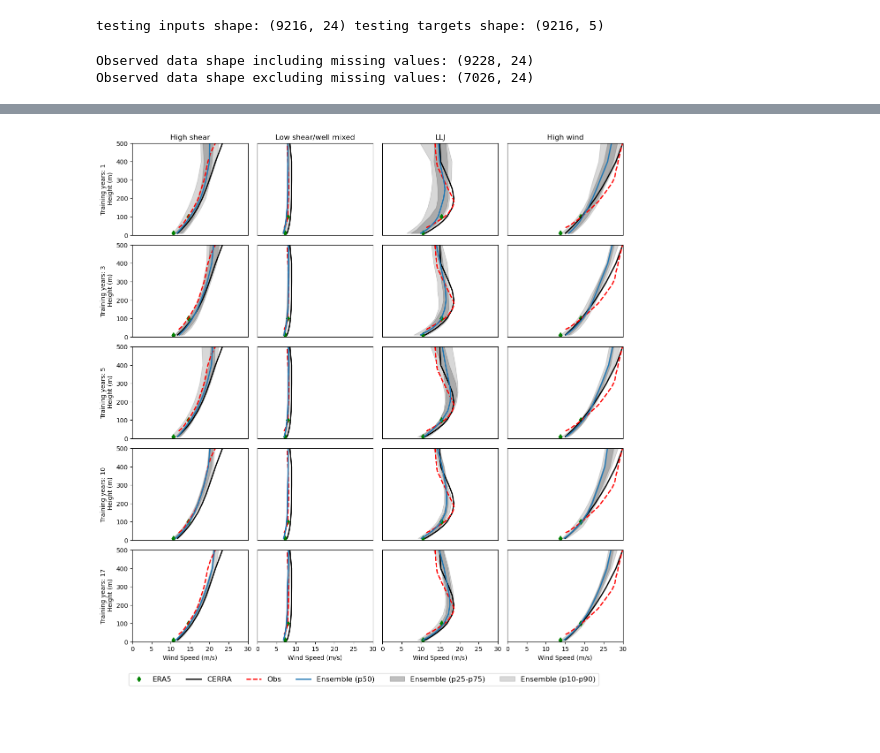
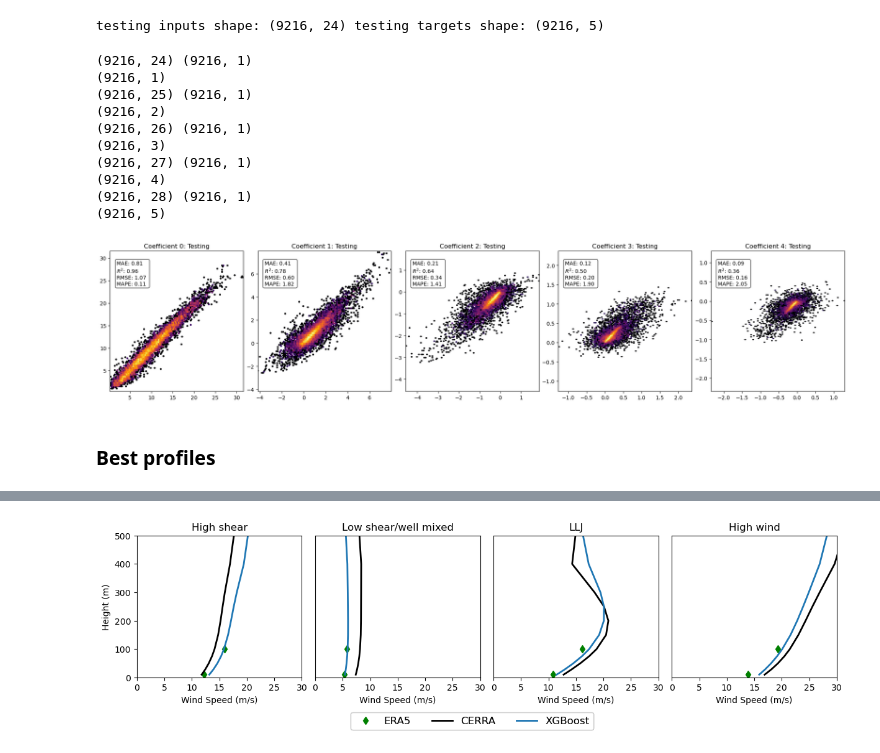
Before and after one commit to HarishBaki/DL_based_wind_profile_estimation, a Jupyter notebook: WES/AutoML_single_output_CERRA_targets.ipynb, the cells around one changed output, grey strips where cells are left out. Saved outputs shown, nothing was run; the diff lists cells and outputs as text; code cells hidden in the pictures; blank space fills up the shorter version.

Commit message:
trained single ouptut automl for cerra and compared. Not much different compared to Tabnet.

```diff
--- a/WES/AutoML_single_output_CERRA_targets.ipynb
+++ b/WES/AutoML_single_output_CERRA_targets.ipynb
@@ -40,7 +40,7 @@ from plotters import *
 
 # === gather variables provided as input arguments ===
 config_file = 'config_ERA5_to_CERRA.yaml' #sys.argv[1]
-train_years = int(1) #int(sys.argv[2])
+train_years = int(17) #int(sys.argv[2])
 Ens = 0 #int(sys.argv[3]) #ensemble number
 
 # === load yaml file and extract variables ===
@@ -71,7 +71,7 @@ profile_dates = {'High shear': ['2017-10-17T03:00:00','2017-06-06T10:00:00'],
                 }
 text_locs = [[0.6, 0.95],[0.6, 0.95],[0.6, 0.95],[0.05, 0.95],[0.05, 0.95],[0.6, 0.95]]
 # %%
-for run,year in enumerate(np.arange(2000,2001+1-train_years)):
+for run,year in enumerate(np.arange(2000,2017+1-train_years)):
     train_dates_range = [str(year)+'-01-01',str(year+train_years-1)+'-12-31']
     print(run,train_dates_range)
 
@@ -139,17 +151,26 @@ testing inputs shape: (9216, 24) testing targets shape: (9216, 5)
 fig = plt.figure(figsize=(20, 8), constrained_layout=True)
 gs = fig.add_gridspec(2,5)
 
+Y_pred = []
 for i,target_variable in enumerate(target_variables):
-    X_te,y_te = np.hstack([X_test,Y_test[:,0:i]]), Y_test[:,i:i+1]
+    X_te = X_test if i==0 else np.hstack([X_test,Y_pred])
+    y_te = Y_test[:,i:i+1]
     print(X_te.shape,y_te.shape)
     y_pred = trained_models[f'Coefficient_{target_variable}'].predict(X_te)
-    hexbin_plotter(gs[0,i],y_te,y_pred,f'Coefficient {target_variable}: Testing',text_arg=True)
+    y_pred = y_pred.reshape(-1,1)
+    Y_pred = np.hstack([Y_pred,y_pred]) if i>0 else y_pred
+    print(Y_pred.shape)
+    hexbin_plotter(fig,gs[0,i],y_te,y_pred,f'Coefficient {target_variable}: Testing',text_arg=True)
+# %% [output]
+(9216, 24) (9216, 1)
+(9216, 1)
+(9216, 25) (9216, 1)
+(9216, 2)
+(9216, 26) (9216, 1)
+(9216, 3)
+(9216, 27) (9216, 1)
+(9216, 4)
+(9216, 28) (9216, 1)
+(9216, 5)
+[figure, added]
-# %%
-df_Obs = pd.read_csv('../data/Heligoland_wind.csv',index_col=0,parse_dates=True)
-df_Obs = df_Obs.resample('H').mean()
-print('Observed data shape including missing values:',df_Obs.shape)
-print('Observed data shape excluding missing values:',df_Obs.dropna().shape)
-# %% [output]
-Observed data shape including missing values: (9228, 24)
-Observed data shape excluding missing values: (7026, 24)
 # %%
@@ -220,28 +209,34 @@ def profle_plotter(fig,gs,X_test,Y_test,ERA5_ws=None,Obs=None,date=None,title=No
         axs.yaxis.set_ticks([])
 
     return axs
+# %% [markdown]
+### Best profiles
 # %%
-train_years = [1,3,5,10,17]
-run = 0
-fig = plt.figure(figsize=(12, 12), constrained_layout=True)
-gs = fig.add_gridspec(5,4)
-for i,train_year in enumerate(train_years):
-    for k,profile in enumerate(profile_dates):
-        print(i,profile, profile_dates[profile][0])
+fig = plt.figure(figsize=(12, 3), constrained_layout=True)
+gs = fig.add_gridspec(1,4)
 
-        X_test,Y_test = data_processing(input_file,Coeff_file,input_times_freq,input_variables,target_variables,
-                                        [profile_dates[profile][0],profile_dates[profile][0]],test_locations)
-        Obs = df_Obs[profile_dates[profile][0]:profile_dates[profile][0]].values.T
+for k,profile in enumerate(profile_dates):
+    print(profile, profile_dates[profile][0])
 
-        title = profile if i == 0 else None
-        xlabel = f'Wind Speed (m/s)' if i == 4 else None
-        ylabel = f'Training years: {train_year}\n Height (m)' if k == 0 else None
-        axs = profle_plotter(fig,gs[i,k],X_test,Y_test,Obs=Obs,title=title,xlabel=xlabel,ylabel=ylabel,train_years=train_year,run=run)
+    X_test,Y_test = data_processing(input_file,Coeff_file,input_times_freq,input_variables,target_variables,
+                                    [profile_dates[profile][0],profile_dates[profile][0]],test_locations)
+    Y_pred = []
+    for i,target_variable in enumerate(target_variables):
+        X_te = X_test if i==0 else np.hstack([X_test,Y_pred])
+        y_te = Y_test[:,i:i+1]
+        print(X_te.shape,y_te.shape)
+        y_pred = trained_models[f'Coefficient_{target_variable}'].predict(X_te)
+        y_pred = y_pred.reshape(-1,1)
+        Y_pred = np.hstack([Y_pred,y_pred]) if i>0 else y_pred
+    print(Y_test,Y_pred)
 
-# Extract legend from one of the subplots
-handles, labels = axs.get_legend_handles_labels()
-# Create a common legend below the figures
-fig.legend(handles, labels, loc='lower center', ncol=len(labels), bbox_to_anchor=(0.5, -0.05),fontsize=12)
+    title = profile
+    xlabel = f'Wind Speed (m/s)'
+    ylabel = f'Height (m)' if k == 0 else None
+    axs = profle_plotter(fig,gs[0,k],X_test,Y_test,title=title,xlabel=xlabel,ylabel=ylabel)
 
-plt.savefig(f'Figures/Tabnet_multioutput_{experiment}_best_wind_profiles_sensitivity_wrt_training_size.pdf',dpi=300,bbox_inches='tight',pad_inches=0)
+    # Extract legend from one of the subplots
+    handles, labels = axs.get_legend_handles_labels()
+    # Create a common legend below the figures
+    fig.legend(handles, labels, loc='lower center', ncol=len(labels), bbox_to_anchor=(0.5, -0.15),fontsize=12)
 # %% [output]
@@ -268 +260 @@ plt.savefig(f'Figures/Tabnet_multioutput_{experiment}_best_wind_profiles_sensiti
-[figure, old version]
+[figure, new version]
```
Also changed, not shown: parts of 13 cells of this notebook.
